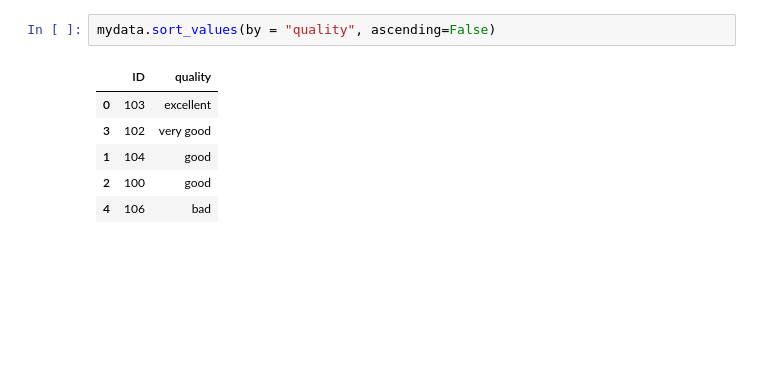
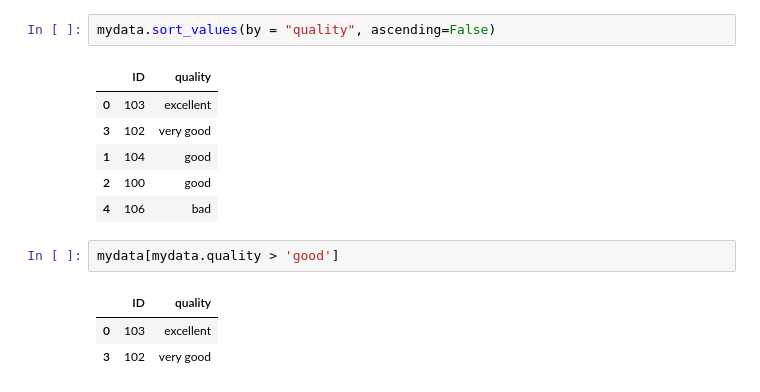
Before and after one commit to alketcecaj12/CodeSnippets, a Jupyter notebook: PandasSnippets.ipynb, the cells around one changed output. Saved outputs shown, nothing was run; the diff lists cells and outputs as text; blank space fills up the shorter version.

```diff
--- a/PandasSnippets.ipynb
+++ b/PandasSnippets.ipynb
@@ -477,3 +477,9 @@ mydata.sort_values(by = "quality", ascending=False)
 | 1 | 104 | good |
 | 2 | 100 | good |
 | 4 | 106 | bad |
+# %%
+mydata[mydata.quality > 'good']
+# %% [output]
+|  | ID | quality |
+| 0 | 103 | excellent |
+| 3 | 102 | very good |
```
